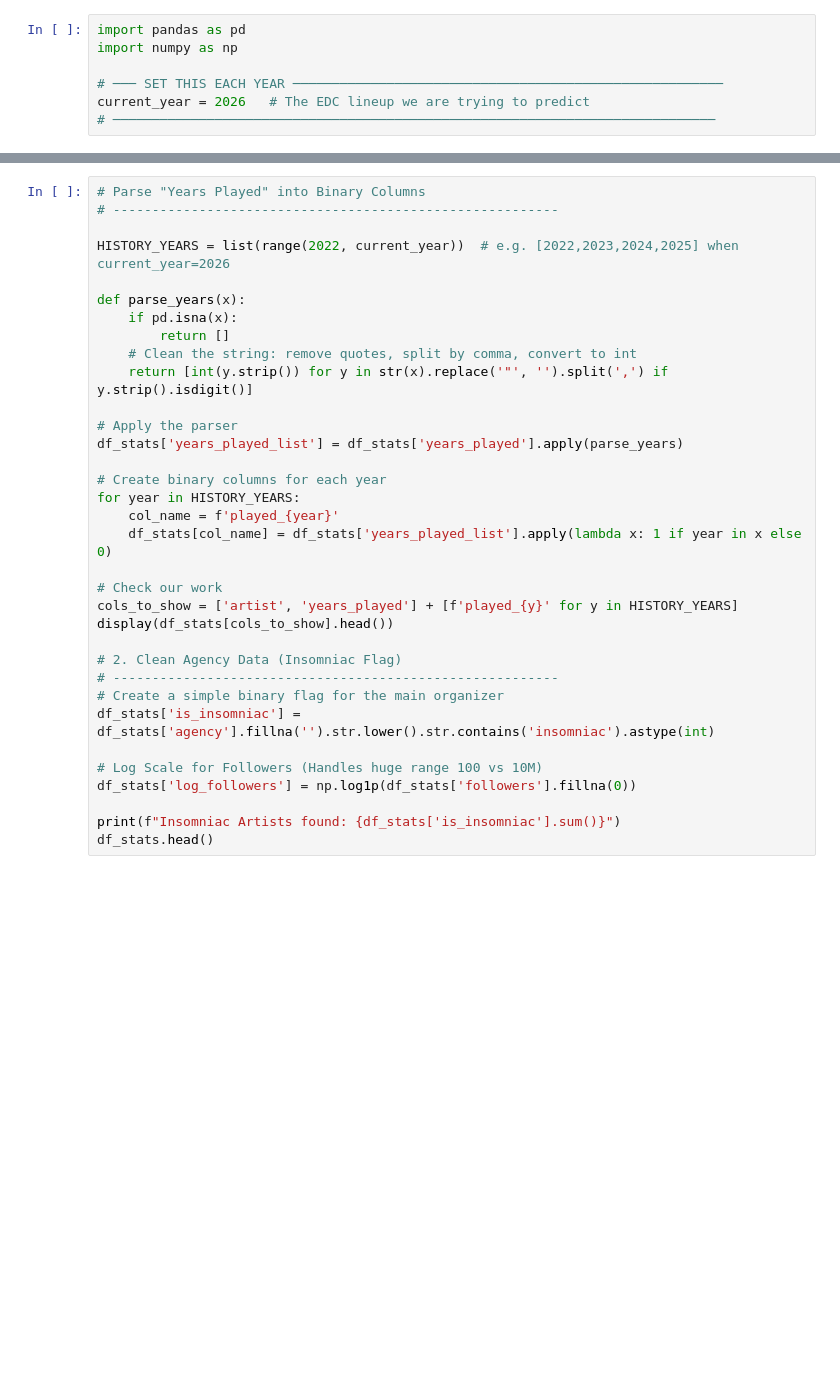
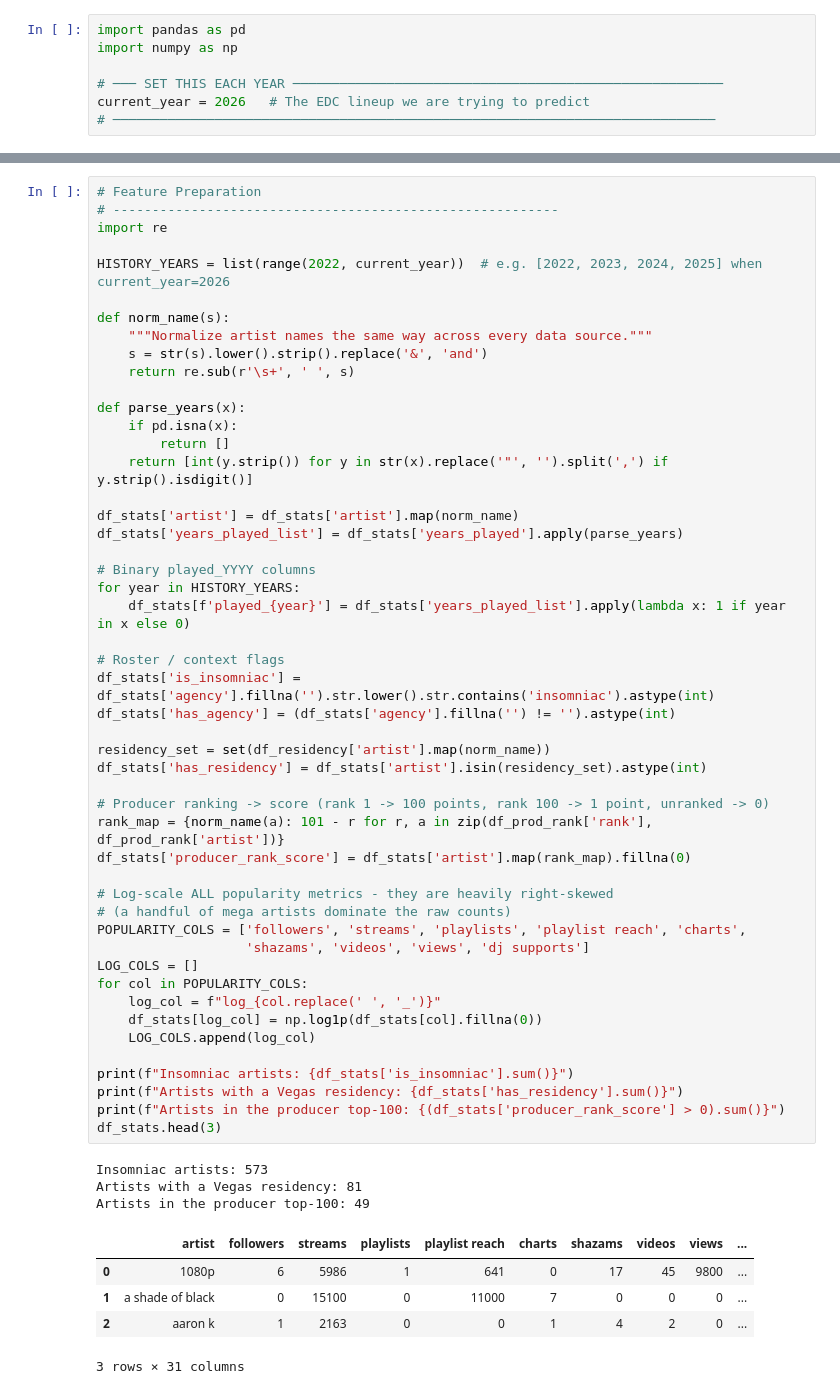
Before and after one commit to anhminhnguyen2/ds_festivals_project, a Jupyter notebook: edc_vegas/notebook/6.build_model.ipynb, the cells around one changed output, grey strips where cells are left out. Saved outputs shown, nothing was run; the diff lists cells and outputs as text; blank space fills up the shorter version.

```diff
--- a/edc_vegas/notebook/6.build_model.ipynb
+++ b/edc_vegas/notebook/6.build_model.ipynb
@@ -32,35 +49,59 @@ except FileNotFoundError:
 # %%
-# Parse "Years Played" into Binary Columns
+# Feature Preparation
 # ---------------------------------------------------------
+import re
 
-HISTORY_YEARS = list(range(2022, current_year))  # e.g. [2022,2023,2024,2025] when current_year=2026
+HISTORY_YEARS = list(range(2022, current_year))  # e.g. [2022, 2023, 2024, 2025] when current_year=2026
+
+def norm_name(s):
+    """Normalize artist names the same way across every data source."""
+    s = str(s).lower().strip().replace('&', 'and')
+    return re.sub(r'\s+', ' ', s)
 
 def parse_years(x):
     if pd.isna(x):
         return []
-    # Clean the string: remove quotes, split by comma, convert to int
     return [int(y.strip()) for y in str(x).replace('"', '').split(',') if y.strip().isdigit()]
 
-# Apply the parser
+df_stats['artist'] = df_stats['artist'].map(norm_name)
 df_stats['years_played_list'] = df_stats['years_played'].apply(parse_years)
 
-# Create binary columns for each year
+# Binary played_YYYY columns
 for year in HISTORY_YEARS:
-    col_name = f'played_{year}'
-    df_stats[col_name] = df_stats['years_played_list'].apply(lambda x: 1 if year in x else 0)
+    df_stats[f'played_{year}'] = df_stats['years_played_list'].apply(lambda x: 1 if year in x else 0)
 
-# Check our work
-cols_to_show = ['artist', 'years_played'] + [f'played_{y}' for y in HISTORY_YEARS]
-display(df_stats[cols_to_show].head())
+# Roster / context flags
+df_stats['is_insomniac'] = df_stats['agency'].fillna('').str.lower().str.contains('insomniac').astype(int)
+df_stats['has_agency'] = (df_stats['agency'].fillna('') != '').astype(int)
 
-# 2. Clean Agency Data (Insomniac Flag)
-# ---------------------------------------------------------
-# Create a simple binary flag for the main organizer
-df_stats['is_insomniac'] = df_stats['agency'].fillna('').str.lower().str.contains('insomniac').astype(int)
+residency_set = set(df_residency['artist'].map(norm_name))
+df_stats['has_residency'] = df_stats['artist'].isin(residency_set).astype(int)
 
-# Log Scale for Followers (Handles huge range 100 vs 10M)
-df_stats['log_followers'] = np.log1p(df_stats['followers'].fillna(0))
+# Producer ranking -> score (rank 1 -> 100 points, rank 100 -> 1 point, unranked -> 0)
+rank_map = {norm_name(a): 101 - r for r, a in zip(df_prod_rank['rank'], df_prod_rank['artist'])}
+df_stats['producer_rank_score'] = df_stats['artist'].map(rank_map).fillna(0)
 
-print(f"Insomniac Artists found: {df_stats['is_insomniac'].sum()}")
-df_stats.head()
+# Log-scale ALL popularity metrics - they are heavily right-skewed
+# (a handful of mega artists dominate the raw counts)
+POPULARITY_COLS = ['followers', 'streams', 'playlists', 'playlist reach', 'charts',
+                   'shazams', 'videos', 'views', 'dj supports']
+LOG_COLS = []
+for col in POPULARITY_COLS:
+    log_col = f"log_{col.replace(' ', '_')}"
+    df_stats[log_col] = np.log1p(df_stats[col].fillna(0))
+    LOG_COLS.append(log_col)
+
+print(f"Insomniac artists: {df_stats['is_insomniac'].sum()}")
+print(f"Artists with a Vegas residency: {df_stats['has_residency'].sum()}")
+print(f"Artists in the producer top-100: {(df_stats['producer_rank_score'] > 0).sum()}")
+df_stats.head(3)
+# %% [output]
+Insomniac artists: 573
+Artists with a Vegas residency: 81
+Artists in the producer top-100: 49
+|  | artist | followers | streams | playlists | playlist reach | charts | shazams | videos | views | ... |
+| 0 | 1080p | 6 | 5986 | 1 | 641 | 0 | 17 | 45 | 9800 | ... |
+| 1 | a shade of black | 0 | 15100 | 0 | 11000 | 7 | 0 | 0 | 0 | ... |
+| 2 | aaron k | 1 | 2163 | 0 | 0 | 1 | 4 | 2 | 0 | ... |
+3 rows × 31 columns
 # %%
```
Also changed, not shown: parts of 6 cells of this notebook, 9 other files.
